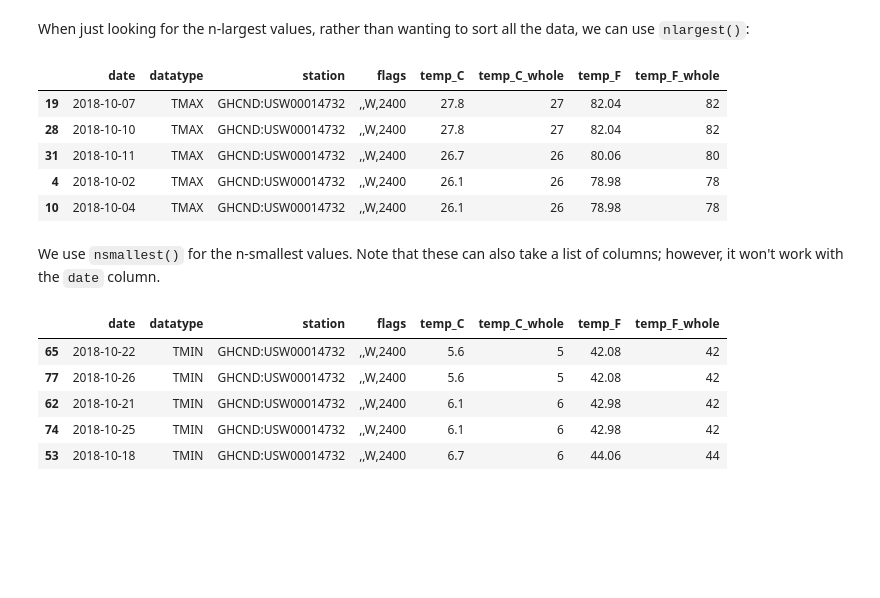
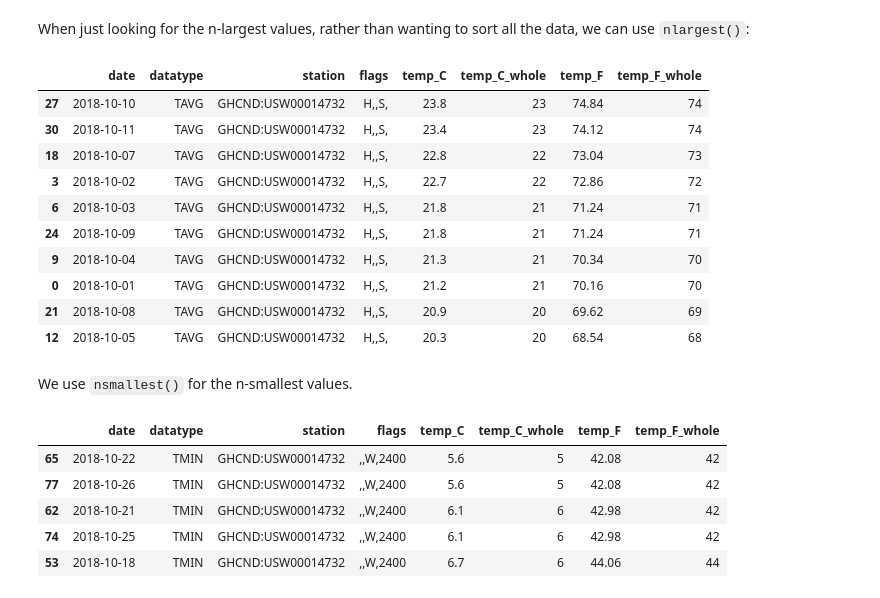
Before and after one commit to stefmolin/Hands-On-Data-Analysis-with-Pandas-2nd-edition, a Jupyter notebook: ch_03/3-cleaning_data.ipynb, the cells around one changed output. Cells and saved outputs as stored; diff of their text form; code cells hidden in the pictures; blank space fills up the shorter version.

```diff
--- a/ch_03/3-cleaning_data.ipynb
+++ b/ch_03/3-cleaning_data.ipynb
@@ -292,16 +310,21 @@ df.sort_values(by=['temp_C', 'date'], ascending=False).head(10)
 # %% [markdown]
 When just looking for the n-largest values, rather than wanting to sort all the data, we can use `nlargest()`:
 # %%
-df.nlargest(n=5, columns='temp_C')
+df[df.datatype == 'TAVG'].nlargest(n=10, columns='temp_C')
 # %% [output]
 |  | date | datatype | station | flags | temp_C | temp_C_whole | temp_F | temp_F_whole |
-| 19 | 2018-10-07 | TMAX | GHCND:USW00014732 | ,,W,2400 | 27.8 | 27 | 82.04 | 82 |
-| 28 | 2018-10-10 | TMAX | GHCND:USW00014732 | ,,W,2400 | 27.8 | 27 | 82.04 | 82 |
-| 31 | 2018-10-11 | TMAX | GHCND:USW00014732 | ,,W,2400 | 26.7 | 26 | 80.06 | 80 |
-| 4 | 2018-10-02 | TMAX | GHCND:USW00014732 | ,,W,2400 | 26.1 | 26 | 78.98 | 78 |
-| 10 | 2018-10-04 | TMAX | GHCND:USW00014732 | ,,W,2400 | 26.1 | 26 | 78.98 | 78 |
+| 27 | 2018-10-10 | TAVG | GHCND:USW00014732 | H,,S, | 23.8 | 23 | 74.84 | 74 |
+| 30 | 2018-10-11 | TAVG | GHCND:USW00014732 | H,,S, | 23.4 | 23 | 74.12 | 74 |
+| 18 | 2018-10-07 | TAVG | GHCND:USW00014732 | H,,S, | 22.8 | 22 | 73.04 | 73 |
+| 3 | 2018-10-02 | TAVG | GHCND:USW00014732 | H,,S, | 22.7 | 22 | 72.86 | 72 |
+| 6 | 2018-10-03 | TAVG | GHCND:USW00014732 | H,,S, | 21.8 | 21 | 71.24 | 71 |
+| 24 | 2018-10-09 | TAVG | GHCND:USW00014732 | H,,S, | 21.8 | 21 | 71.24 | 71 |
+| 9 | 2018-10-04 | TAVG | GHCND:USW00014732 | H,,S, | 21.3 | 21 | 70.34 | 70 |
+| 0 | 2018-10-01 | TAVG | GHCND:USW00014732 | H,,S, | 21.2 | 21 | 70.16 | 70 |
+| 21 | 2018-10-08 | TAVG | GHCND:USW00014732 | H,,S, | 20.9 | 20 | 69.62 | 69 |
+| 12 | 2018-10-05 | TAVG | GHCND:USW00014732 | H,,S, | 20.3 | 20 | 68.54 | 68 |
 # %% [markdown]
-We use `nsmallest()` for the n-smallest values. Note that these can also take a list of columns; however, it won't work with the `date` column.
+We use `nsmallest()` for the n-smallest values.
 # %%
 df.nsmallest(n=5, columns=['temp_C', 'date'])
 # %% [output]
```
Also changed, not shown: parts of 14 cells of this notebook.
